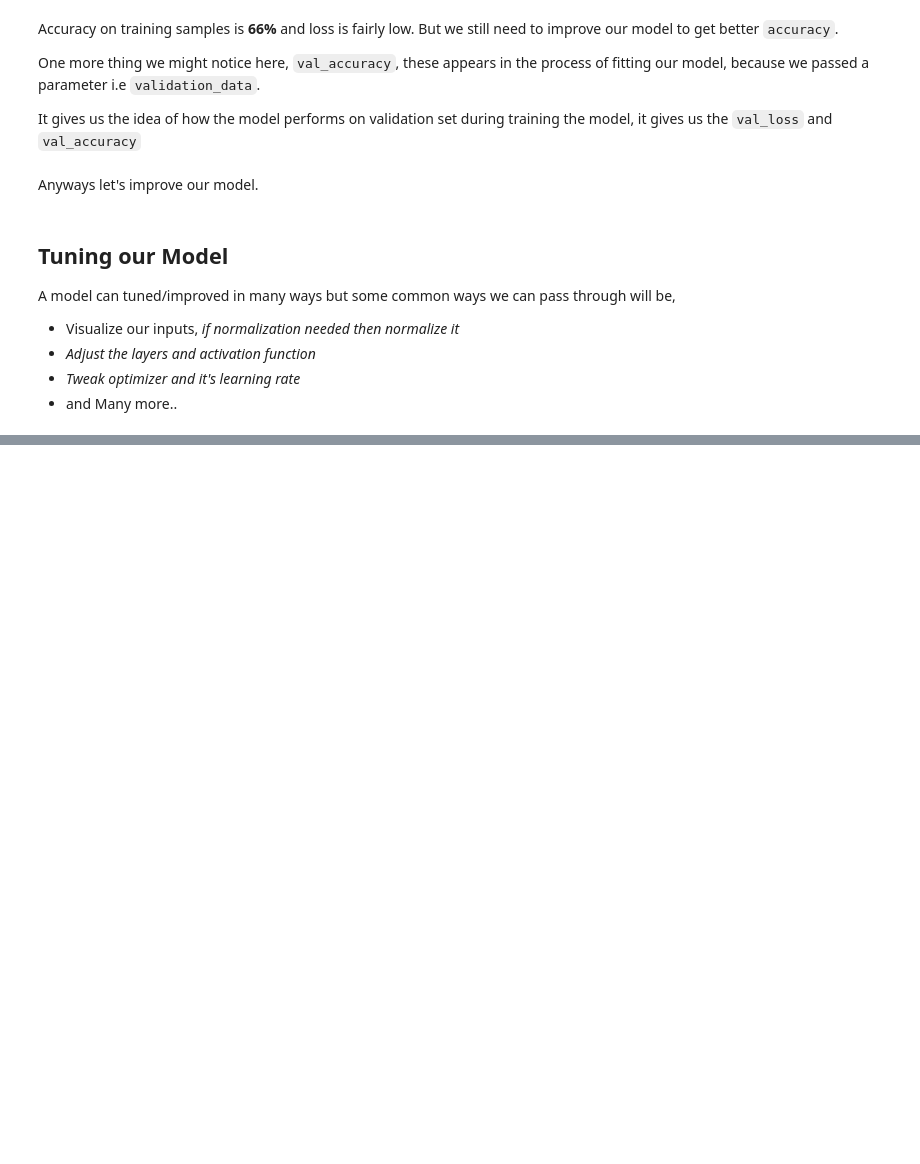
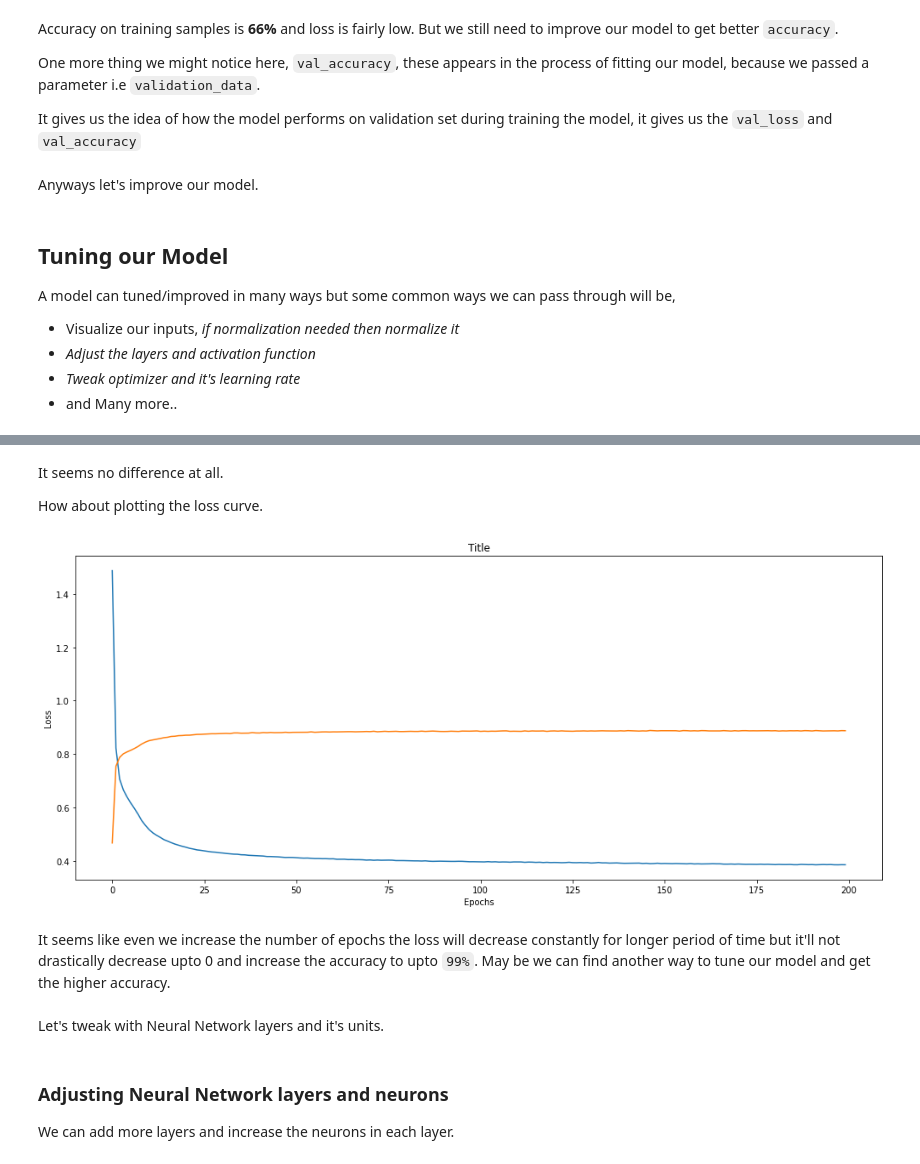
Before and after one commit to SaketMunda/mnist-digit-recognition, a Jupyter notebook: recognise_handwritten_digits.ipynb, the cells around one changed output, grey strips where cells are left out. Saved outputs shown, nothing was run; the diff lists cells and outputs as text; code cells hidden in the pictures; blank space fills up the shorter version.

```diff
--- a/recognise_handwritten_digits.ipynb
+++ b/recognise_handwritten_digits.ipynb
@@ -269,0 +475,22 @@ A model can tuned/improved in many ways but some common ways we can pass through
+# %%
+# set the random seed
+tf.random.set_seed(17)
+
+# create a model
+model_5 = tf.keras.Sequential([
+  tf.keras.layers.Flatten(input_shape=(28,28)),
+  tf.keras.layers.Dense(4, activation='relu'),
+  tf.keras.layers.Dense(4, activation='relu'),
+  tf.keras.layers.Dense(10, activation='softmax')
+])
+
+# compile a model
+model_5.compile(loss='sparse_categorical_crossentropy',
+                optimizer=tf.keras.optimizers.Adam(learning_rate=0.001), # default
+                metrics=['accuracy'])
+
+# fit the model
+history_5 = model_5.fit(X_train_norm,
+                        y_train,
+                        epochs=200, # This time for longer peroid of epochs
+                        validation_data = (X_valid_norm, y_valid))
@@ -269,0 +515,23 @@ A model can tuned/improved in many ways but some common ways we can pass through
+# %% [markdown]
+It seems no difference at all.
+
+How about plotting the loss curve.
+# %%
+history_df = pd.DataFrame(history_5.history)
+# %%
+plt.subplots(figsize=(17, 7))
+plt.plot(history_df['loss'])
+plt.plot(history_df['accuracy'])
+plt.xlabel('Epochs')
+plt.ylabel('Loss')
+plt.title('Title');
+# %% [output]
+[figure, added]
+# %% [markdown]
+It seems like even we increase the number of epochs the loss will decrease constantly for longer period of time but it'll not drastically decrease upto 0 and increase the accuracy to upto `99%`. May be we can find another way to tune our model and get the higher accuracy.
+# %% [markdown]
+Let's tweak with Neural Network layers and it's units.
+# %% [markdown]
+### Adjusting Neural Network layers and neurons
+
+We can add more layers and increase the neurons in each layer.
```
Also changed, not shown: parts of 23 cells of this notebook.
